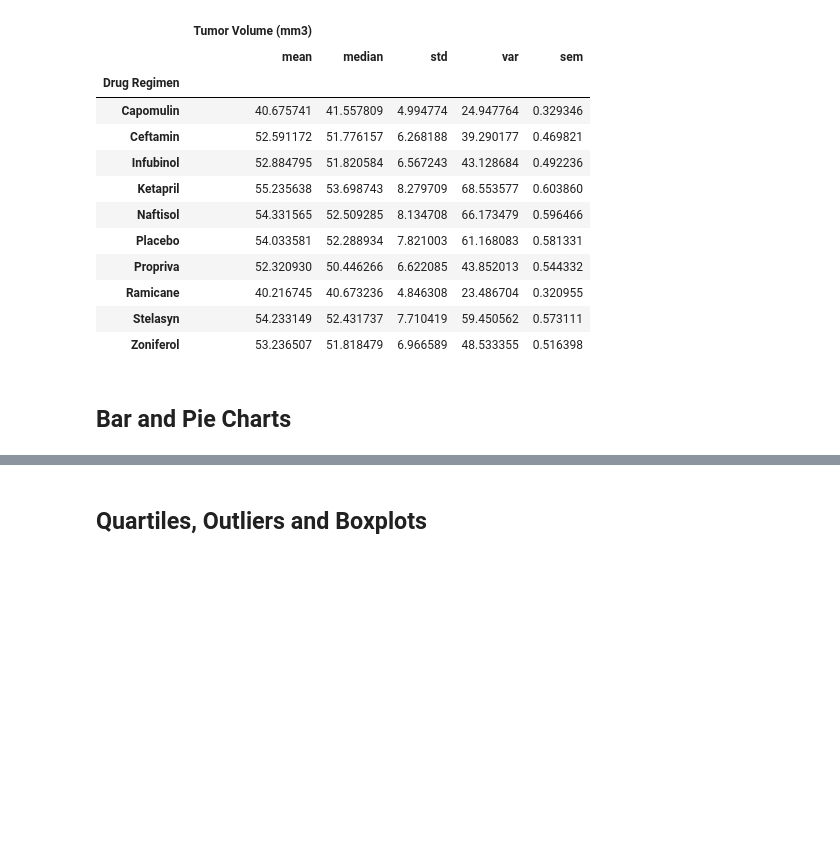
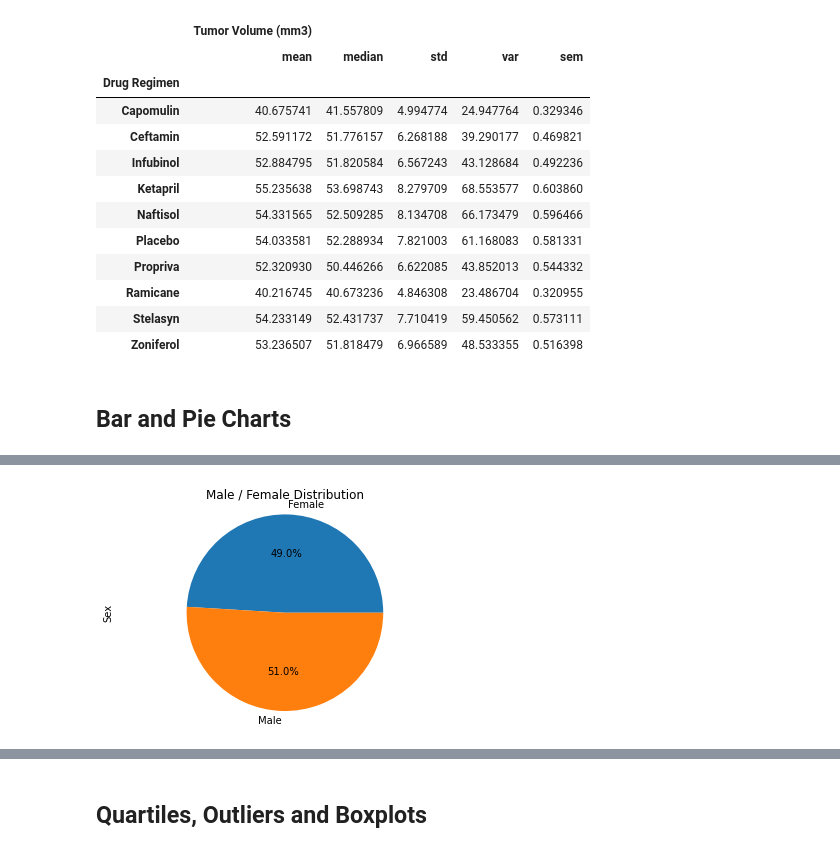
Before and after one commit to floresfdo/matplotlib-challenge, a Jupyter notebook: pymaceuticals_starter.ipynb, the cells around one changed output, grey strips where cells are left out. Saved outputs shown, nothing was run; the diff lists cells and outputs as text; code cells hidden in the pictures; blank space fills up the shorter version.

```diff
--- a/pymaceuticals_starter.ipynb
+++ b/pymaceuticals_starter.ipynb
@@ -149 +173,13 @@ statistics_table
+# %%
+# Generate a pie plot showing the distribution of female versus male mice using pandas
+pie_data = clean_study.groupby(["Sex"])
+pie_count = pie_data['Sex'].count()
+
+
+pie_chart = pie_count.plot(kind="pie",autopct='%1.1f%%')
+plt.title("Male / Female Distribution")
+plt.axis("equal")
+plt.show()
+# %% [output]
+[figure, added]
 # %%
```
Also changed, not shown: parts of 9 cells of this notebook.
